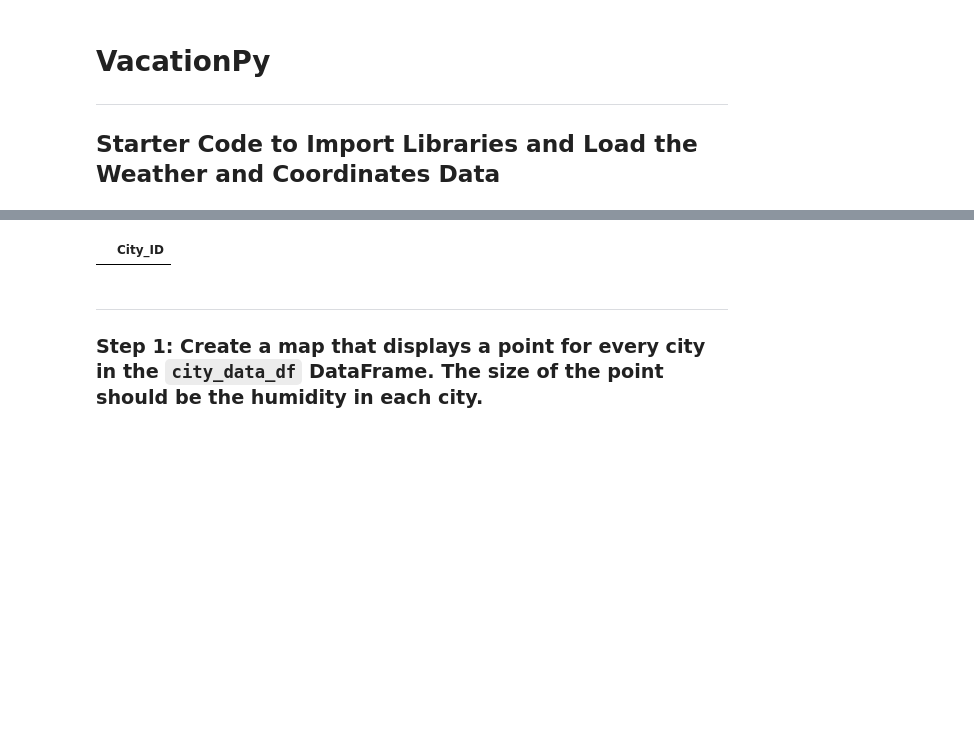
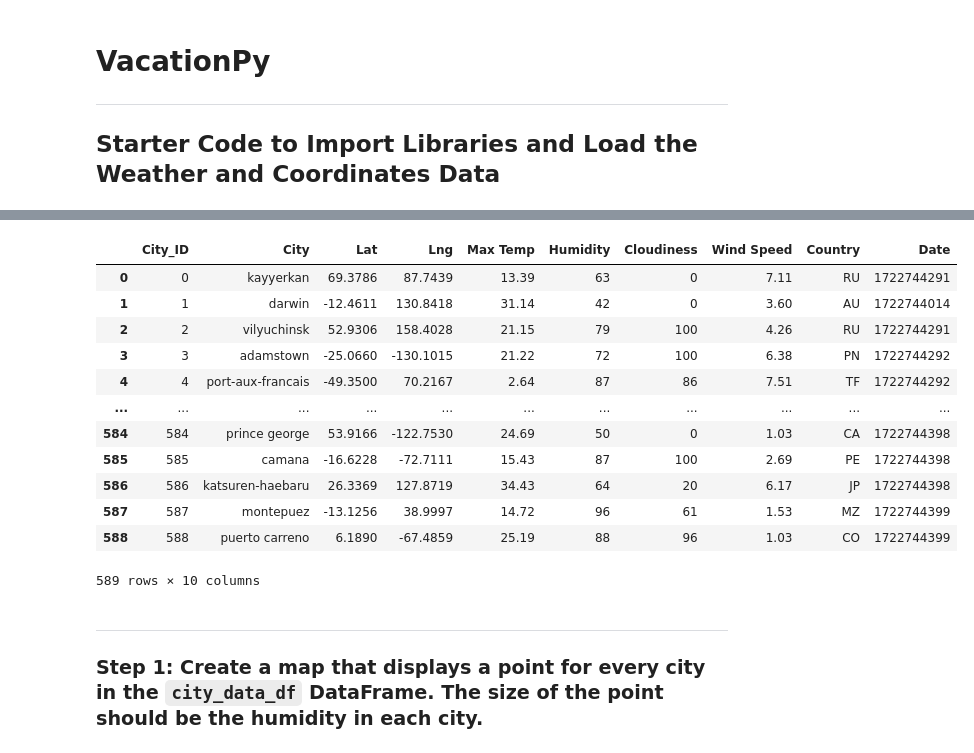
Before and after one commit to maparisio/python-api-challenge, a Jupyter notebook: WeatherPy/VacationPy.ipynb, the cells around one changed output, grey strips where cells are left out. Saved outputs shown, nothing was run; the diff lists cells and outputs as text; code cells hidden in the pictures; blank space fills up the shorter version.

```diff
--- a/WeatherPy/VacationPy.ipynb
+++ b/WeatherPy/VacationPy.ipynb
@@ -18,11 +18,23 @@ from config import geoapify_key
 # %%
 # Load the CSV file created in Part 1 into a Pandas DataFrame
 city_data_df = pd.read_csv("output_data/cities.csv")
 
 # Display sample data
-city_data_df.head()
+city_data_df
 # %% [output]
-|  | City_ID |
+|  | City_ID | City | Lat | Lng | Max Temp | Humidity | Cloudiness | Wind Speed | Country | Date |
+| 0 | 0 | kayyerkan | 69.3786 | 87.7439 | 13.39 | 63 | 0 | 7.11 | RU | 1722744291 |
+| 1 | 1 | darwin | -12.4611 | 130.8418 | 31.14 | 42 | 0 | 3.60 | AU | 1722744014 |
+| 2 | 2 | vilyuchinsk | 52.9306 | 158.4028 | 21.15 | 79 | 100 | 4.26 | RU | 1722744291 |
+| 3 | 3 | adamstown | -25.0660 | -130.1015 | 21.22 | 72 | 100 | 6.38 | PN | 1722744292 |
+| 4 | 4 | port-aux-francais | -49.3500 | 70.2167 | 2.64 | 87 | 86 | 7.51 | TF | 1722744292 |
+| ... | ... | ... | ... | ... | ... | ... | ... | ... | ... | ... |
+| 584 | 584 | prince george | 53.9166 | -122.7530 | 24.69 | 50 | 0 | 1.03 | CA | 1722744398 |
+| 585 | 585 | camana | -16.6228 | -72.7111 | 15.43 | 87 | 100 | 2.69 | PE | 1722744398 |
+| 586 | 586 | katsuren-haebaru | 26.3369 | 127.8719 | 34.43 | 64 | 20 | 6.17 | JP | 1722744398 |
+| 587 | 587 | montepuez | -13.1256 | 38.9997 | 14.72 | 96 | 61 | 1.53 | MZ | 1722744399 |
+| 588 | 588 | puerto carreno | 6.1890 | -67.4859 | 25.19 | 88 | 96 | 1.03 | CO | 1722744399 |
+589 rows × 10 columns
 # %% [markdown]
 ---
 
```
Also changed, not shown: parts of 8 cells of this notebook, 5 other files.
